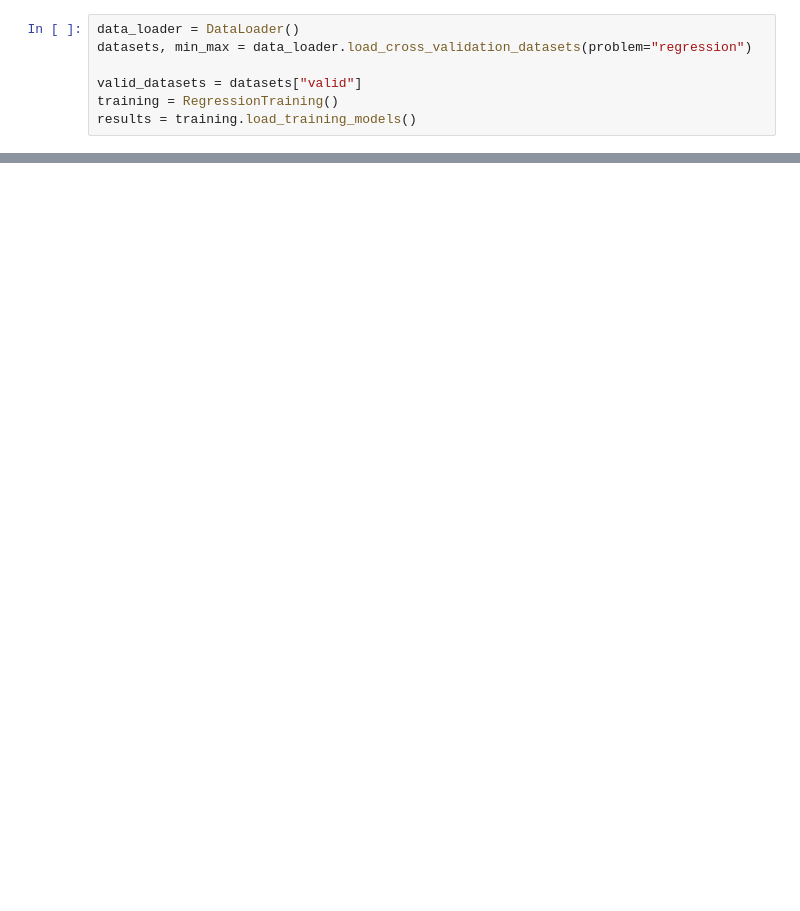
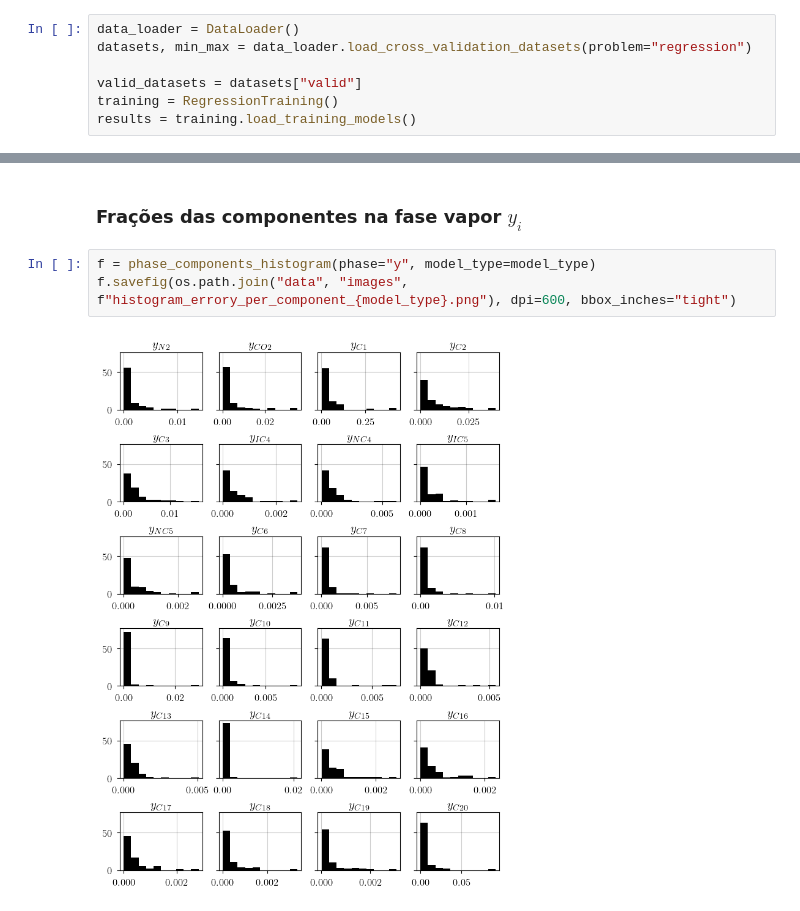
Before and after one commit to antonionicampos/nn-flash, a Jupyter notebook: notebooks/regression_analysis.ipynb, the cells around one changed output, grey strips where cells are left out. Saved outputs shown, nothing was run; the diff lists cells and outputs as text; blank space fills up the shorter version.

```diff
--- a/notebooks/regression_analysis.ipynb
+++ b/notebooks/regression_analysis.ipynb
@@ -119,0 +159,7 @@ f.tight_layout()
+# %% [markdown]
+### Frações das componentes na fase vapor $y_i$
+# %%
+f = phase_components_histogram(phase="y", model_type=model_type)
+f.savefig(os.path.join("data", "images", f"histogram_errory_per_component_{model_type}.png"), dpi=600, bbox_inches="tight")
+# %% [output]
+[figure, added]
```
Also changed, not shown: parts of 15 cells of this notebook.
